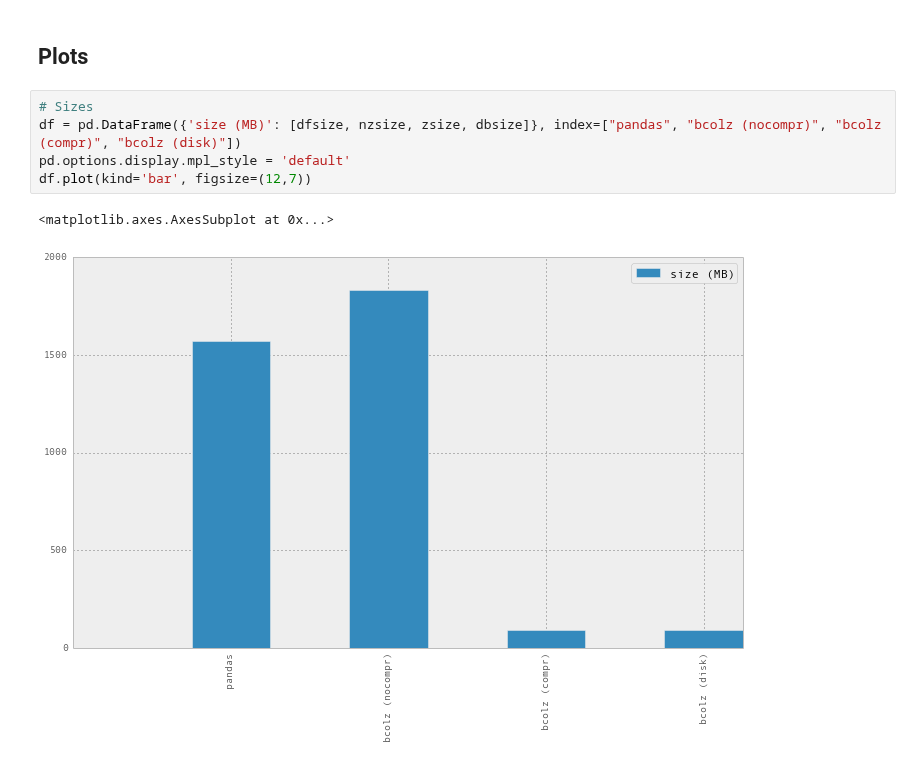
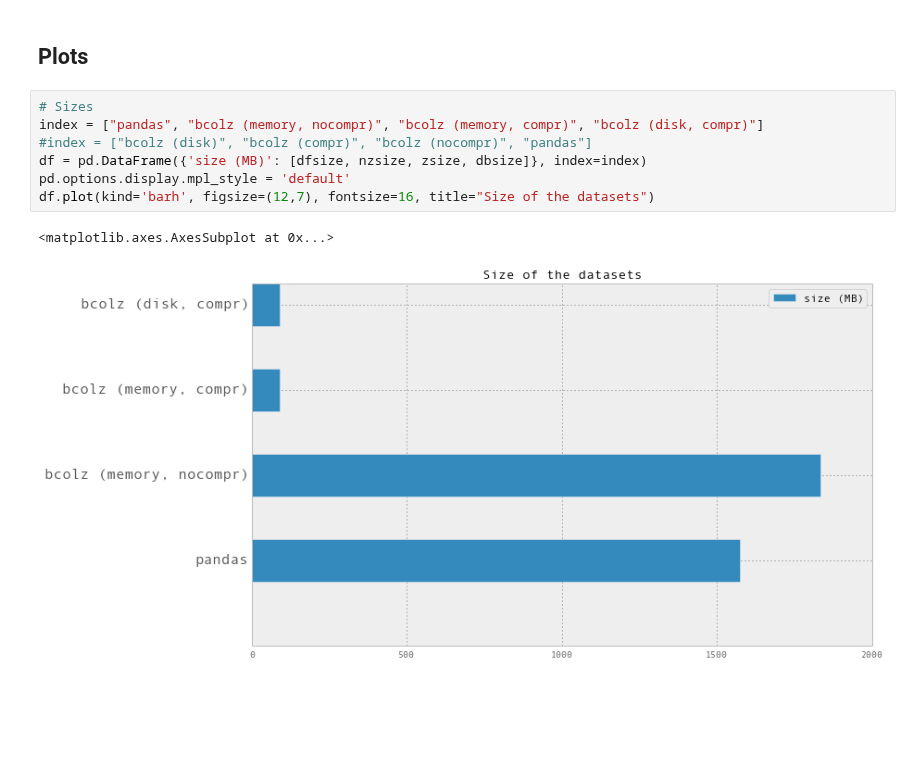
Before and after one commit to Blosc/movielens-bench, a Jupyter notebook: querying-ep14.ipynb, the cells around one changed output. Cells and saved outputs as stored; diff of their text form; blank space fills up the shorter version.

Commit message:
Changed to show horizontal plots

```diff
--- a/querying-ep14.ipynb
+++ b/querying-ep14.ipynb
@@ -235,11 +235,13 @@ time (and length) for complex query with on-disk bcolz: 0.39 (74)
 ## Plots
 # %%
 # Sizes
-df = pd.DataFrame({'size (MB)': [dfsize, nzsize, zsize, dbsize]}, index=["pandas", "bcolz (nocompr)", "bcolz (compr)", "bcolz (disk)"])
+index = ["pandas", "bcolz (memory, nocompr)", "bcolz (memory, compr)", "bcolz (disk, compr)"]
+#index = ["bcolz (disk)", "bcolz (compr)", "bcolz (nocompr)", "pandas"]
+df = pd.DataFrame({'size (MB)': [dfsize, nzsize, zsize, dbsize]}, index=index)
 pd.options.display.mpl_style = 'default'
-df.plot(kind='bar', figsize=(12,7))
+df.plot(kind='barh', figsize=(12,7), fontsize=16, title="Size of the datasets")
 # %% [output]
 <matplotlib.axes.AxesSubplot at 0x...>
-[figure, old version]
+[figure, new version]
 # %%
 # Simple query times
```
Also changed, not shown: parts of 11 cells of this notebook.
